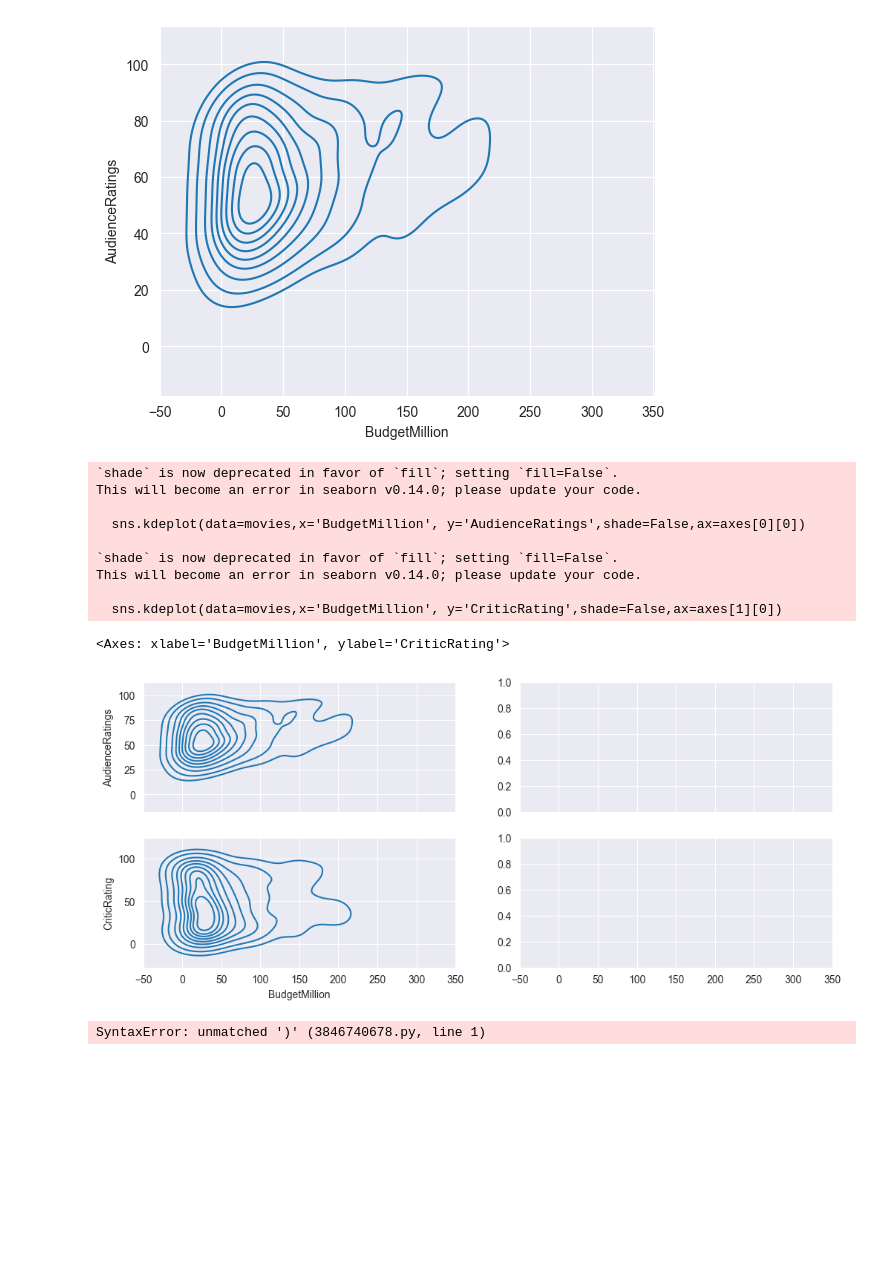
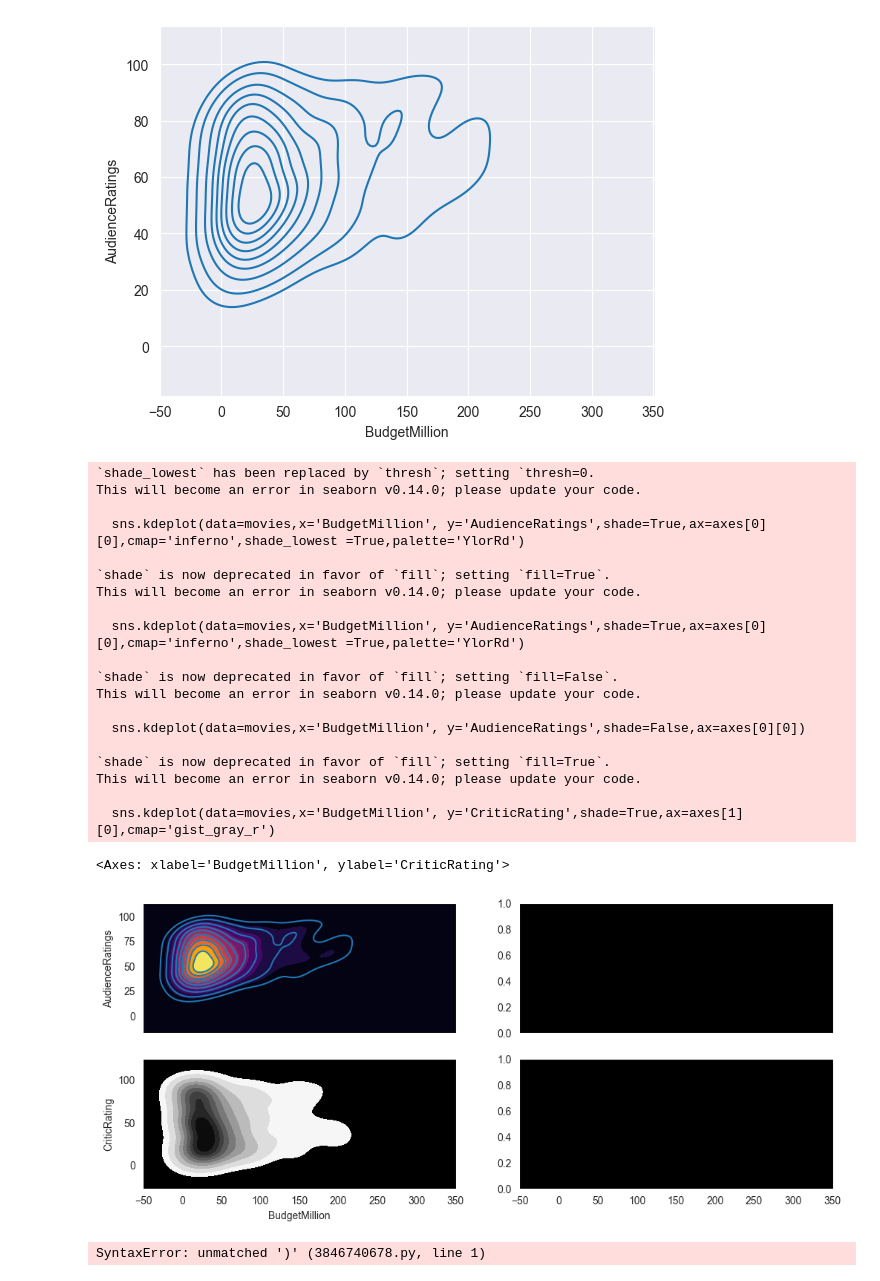
Before and after one commit to vijaivimu/Python-For-Data-Science, a Jupyter notebook: visualization.ipynb, the cells around one changed output. Drawn from its saved outputs; the diff is of its cells as text; code cells hidden in the pictures; blank space fills up the shorter version.

```diff
--- a/visualization.ipynb
+++ b/visualization.ipynb
@@ -218,20 +223,32 @@ This will become an error in seaborn v0.14.0; please update your code.
 [figure]
 # %%
 f, axes= plt.subplots(2,2,figsize=(12,5),sharex=True)
+sns.set_style('dark',{"axes.facecolor":"black"})
+sns.kdeplot(data=movies,x='BudgetMillion', y='AudienceRatings',shade=True,ax=axes[0][0],cmap='inferno',shade_lowest =True,palette='YlorRd')
 sns.kdeplot(data=movies,x='BudgetMillion', y='AudienceRatings',shade=False,ax=axes[0][0])
-sns.kdeplot(data=movies,x='BudgetMillion', y='CriticRating',shade=False,ax=axes[1][0])
+sns.kdeplot(data=movies,x='BudgetMillion', y='CriticRating',shade=True,ax=axes[1][0],cmap='gist_gray_r')
 # %% [output]
+`shade_lowest` has been replaced by `thresh`; setting `thresh=0.
+This will become an error in seaborn v0.14.0; please update your code.
+
+  sns.kdeplot(data=movies,x='BudgetMillion', y='AudienceRatings',shade=True,ax=axes[0][0],cmap='inferno',shade_lowest =True,palette='YlorRd')
+
+`shade` is now deprecated in favor of `fill`; setting `fill=True`.
+This will become an error in seaborn v0.14.0; please update your code.
+
+  sns.kdeplot(data=movies,x='BudgetMillion', y='AudienceRatings',shade=True,ax=axes[0][0],cmap='inferno',shade_lowest =True,palette='YlorRd')
+
 `shade` is now deprecated in favor of `fill`; setting `fill=False`.
 This will become an error in seaborn v0.14.0; please update your code.
 
   sns.kdeplot(data=movies,x='BudgetMillion', y='AudienceRatings',shade=False,ax=axes[0][0])
 
-`shade` is now deprecated in favor of `fill`; setting `fill=False`.
+`shade` is now deprecated in favor of `fill`; setting `fill=True`.
 This will become an error in seaborn v0.14.0; please update your code.
 
-  sns.kdeplot(data=movies,x='BudgetMillion', y='CriticRating',shade=False,ax=axes[1][0])
+  sns.kdeplot(data=movies,x='BudgetMillion', y='CriticRating',shade=True,ax=axes[1][0],cmap='gist_gray_r')
 <Axes: xlabel='BudgetMillion', ylabel='CriticRating'>
-[figure, old version]
+[figure, new version]
 # %%
 # %% [output]
 SyntaxError: unmatched ')' (3846740678.py, line 1)
```
Also changed, not shown: parts of 3 cells of this notebook.
